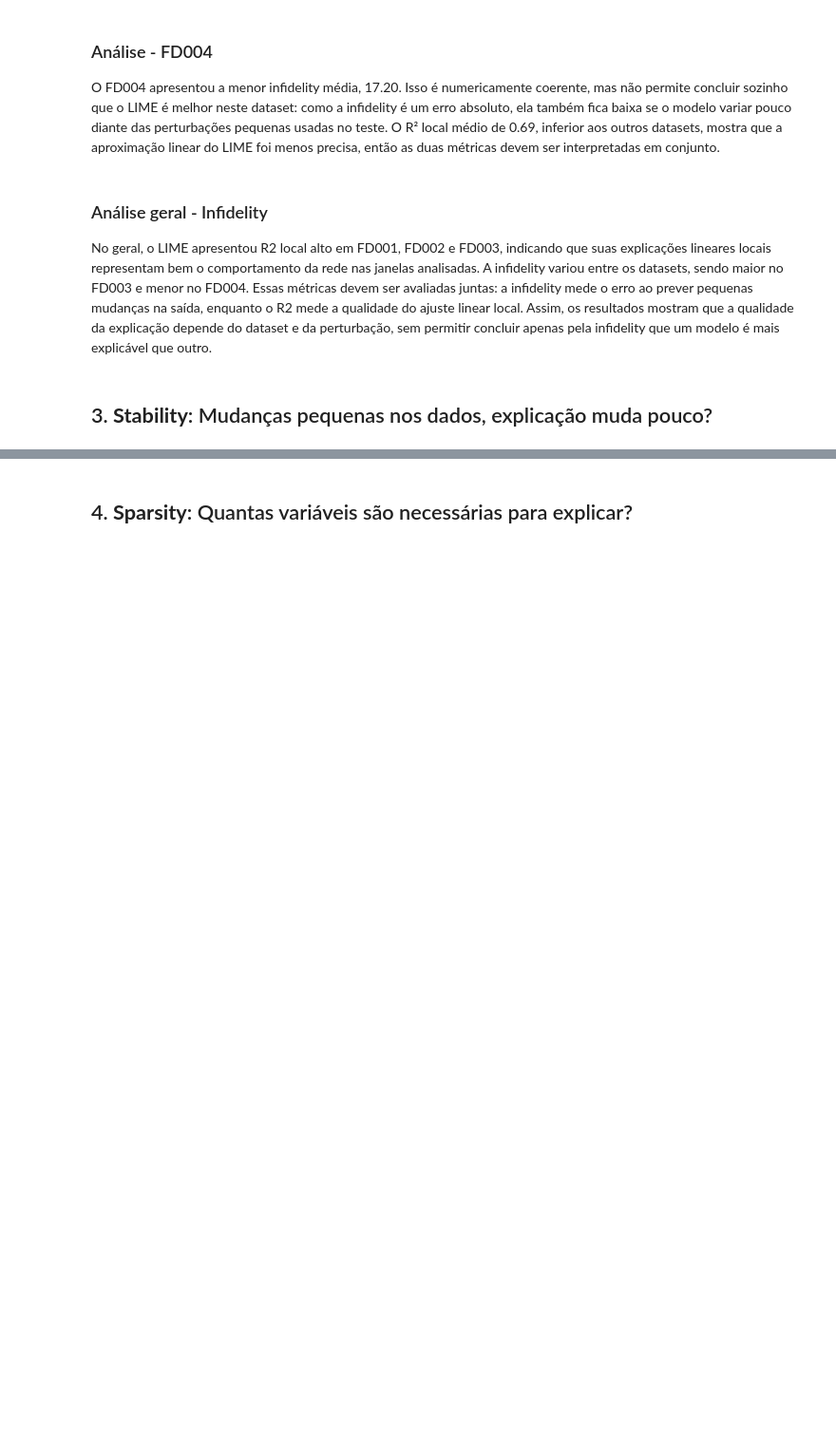
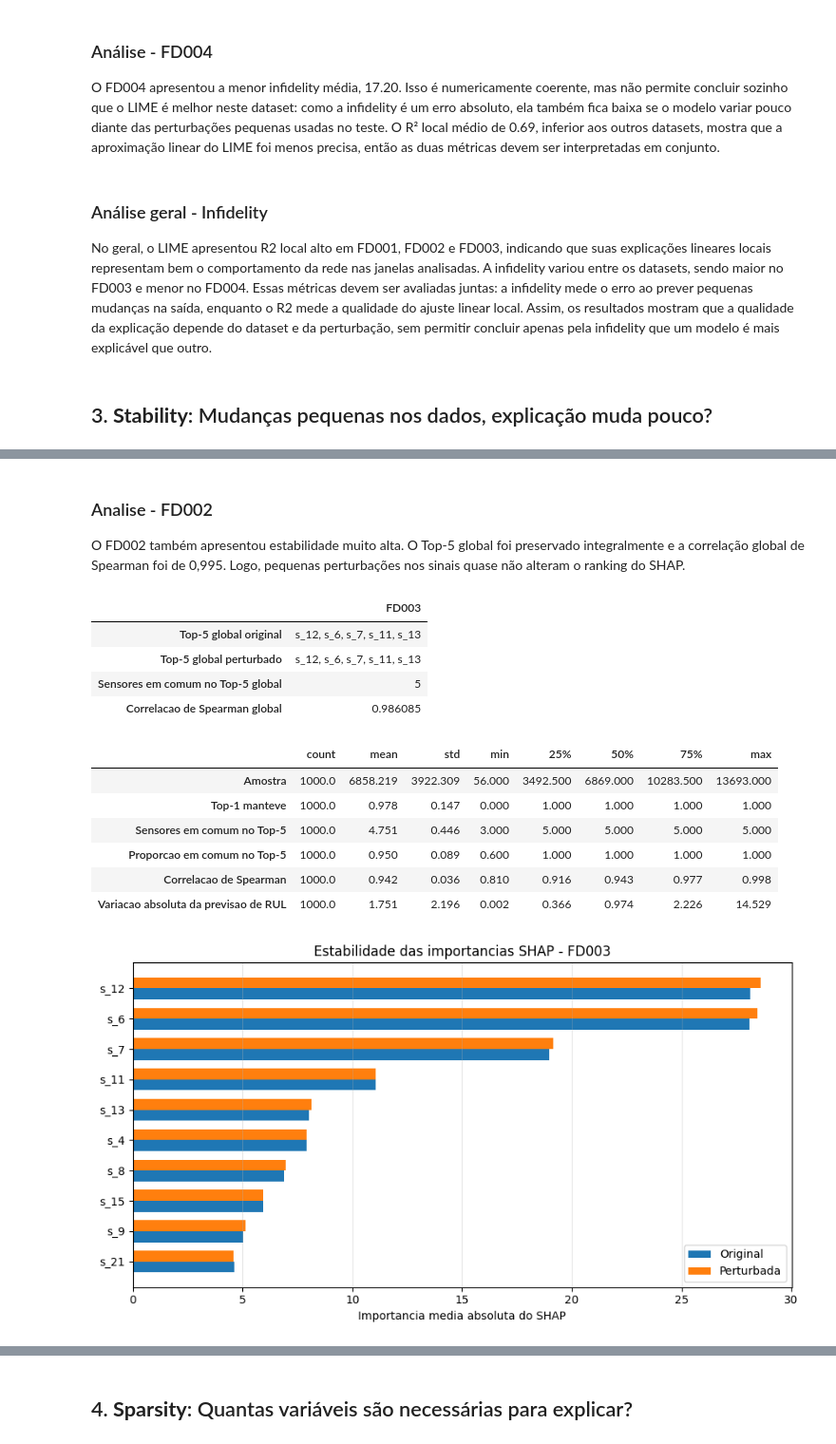
Before and after one commit to DaviSeiji/Turbofan-Engine-Degradation-Mestrado, a Jupyter notebook: notebooks/xai/03_analise_xai.ipynb, the cells around one changed output, grey strips where cells are left out. Shown at 95% size. Cells and saved outputs as stored; diff of their text form; code cells hidden in the pictures; blank space fills up the shorter version.

Commit message:
analise xai completa

```diff
--- a/notebooks/xai/03_analise_xai.ipynb
+++ b/notebooks/xai/03_analise_xai.ipynb
@@ -453,0 +587,29 @@ No geral, o LIME apresentou R2 local alto em FD001, FD002 e FD003, indicando que
+# %% [markdown]
+### Analise - FD002
+
+O FD002 também apresentou estabilidade muito alta. O Top-5 global foi preservado integralmente e a correlação global de Spearman foi de 0,995. Logo, pequenas perturbações nos sinais quase não alteram o ranking do SHAP.
+# %%
+X_train_fd003 = np.load('../../data/processed_data/X_train_FD003.npz')['dados']
+shap_fd003 = ShapExplainer(model_path_003, x_path_003, y_path_003, background_size=100)
+
+resultados_stability_fd003, resumo_stability_fd003, importancias_stability_fd003 = avaliar_stability_shap(
+    shap_fd003, X_train_fd003, num_instancias=1000, proporcao_ruido=0.10, top_k=5, seed=42
+)
+
+display(pd.DataFrame([resumo_stability_fd003]).T.rename(columns={0: 'FD003'}).round(3))
+display(resultados_stability_fd003.describe().T.round(3))
+plotar_stability(importancias_stability_fd003, dataset='FD003', top_n=10)
+# %% [output]
+|  | FD003 |
+| Top-5 global original | s_12, s_6, s_7, s_11, s_13 |
+| Top-5 global perturbado | s_12, s_6, s_7, s_11, s_13 |
+| Sensores em comum no Top-5 global | 5 |
+| Correlacao de Spearman global | 0.986085 |
+|  | count | mean | std | min | 25% | 50% | 75% | max |
+| Amostra | 1000.0 | 6858.219 | 3922.309 | 56.000 | 3492.500 | 6869.000 | 10283.500 | 13693.000 |
+| Top-1 manteve | 1000.0 | 0.978 | 0.147 | 0.000 | 1.000 | 1.000 | 1.000 | 1.000 |
+| Sensores em comum no Top-5 | 1000.0 | 4.751 | 0.446 | 3.000 | 5.000 | 5.000 | 5.000 | 5.000 |
+| Proporcao em comum no Top-5 | 1000.0 | 0.950 | 0.089 | 0.600 | 1.000 | 1.000 | 1.000 | 1.000 |
+| Correlacao de Spearman | 1000.0 | 0.942 | 0.036 | 0.810 | 0.916 | 0.943 | 0.977 | 0.998 |
+| Variacao absoluta da previsao de RUL | 1000.0 | 1.751 | 2.196 | 0.002 | 0.366 | 0.974 | 2.226 | 14.529 |
+[figure, added]
```
Also changed, not shown: parts of 32 cells of this notebook.
